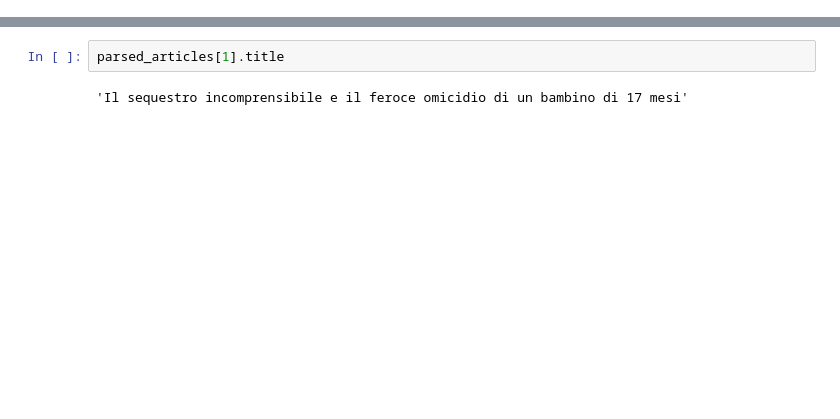
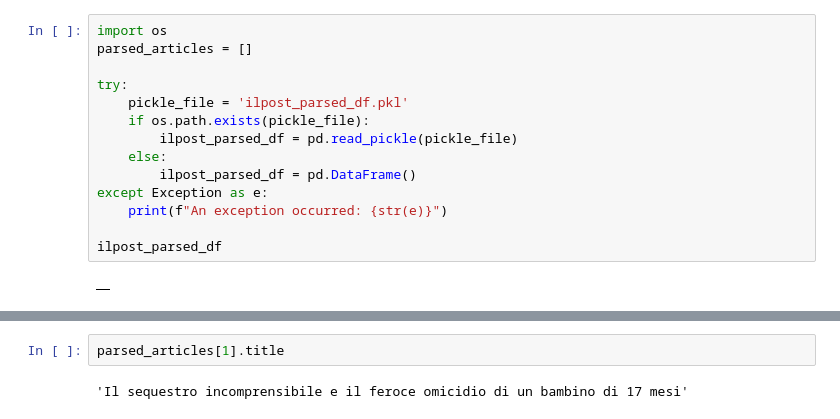
Before and after one commit to alexcalabrese/datamanagement_project, a Jupyter notebook: scraper.ipynb, the cells around one changed output, grey strips where cells are left out. Cells and saved outputs as stored; diff of their text form; blank space fills up the shorter version.

```diff
--- a/scraper.ipynb
+++ b/scraper.ipynb
@@ -217,4 +285,20 @@ class Article:
 
     def __str__(self):
         return f"Title: {self.title}\nLink: {self.link}\nDomain: {self.domain}\nDate: {self.date}\nSubtitle: {self.subtitle}\nContent: {self.content}\nTags: {self.tags}"
+# %%
+import os
+parsed_articles = []
+
+try:
+    pickle_file = 'ilpost_parsed_df.pkl'
+    if os.path.exists(pickle_file):
+        ilpost_parsed_df = pd.read_pickle(pickle_file)
+    else:
+        ilpost_parsed_df = pd.DataFrame()
+except Exception as e:
+    print(f"An exception occurred: {str(e)}")
+
+ilpost_parsed_df
+# %% [output]
+|  |
 # %%
```
Also changed, not shown: parts of 20 cells of this notebook, 2 other files.
